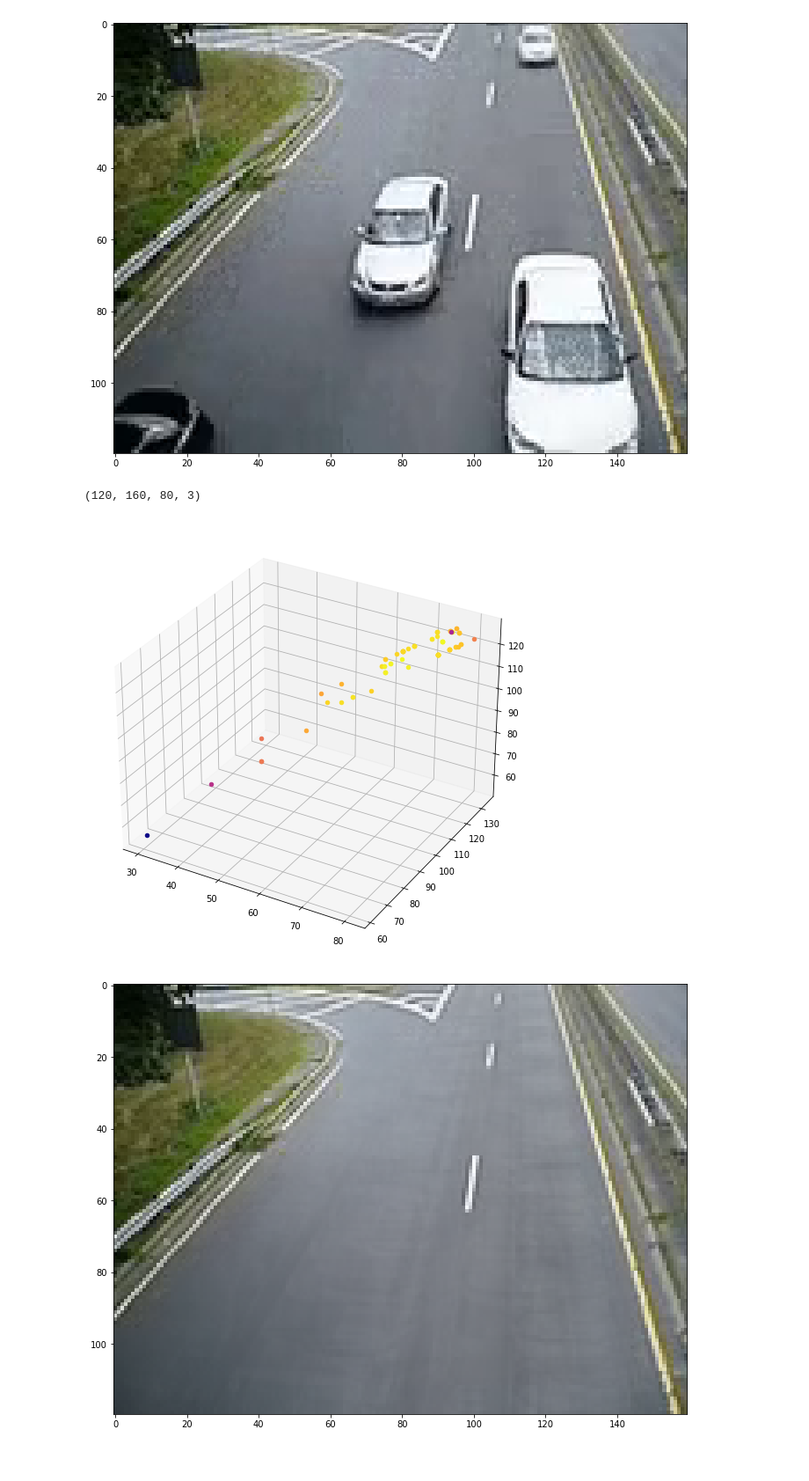
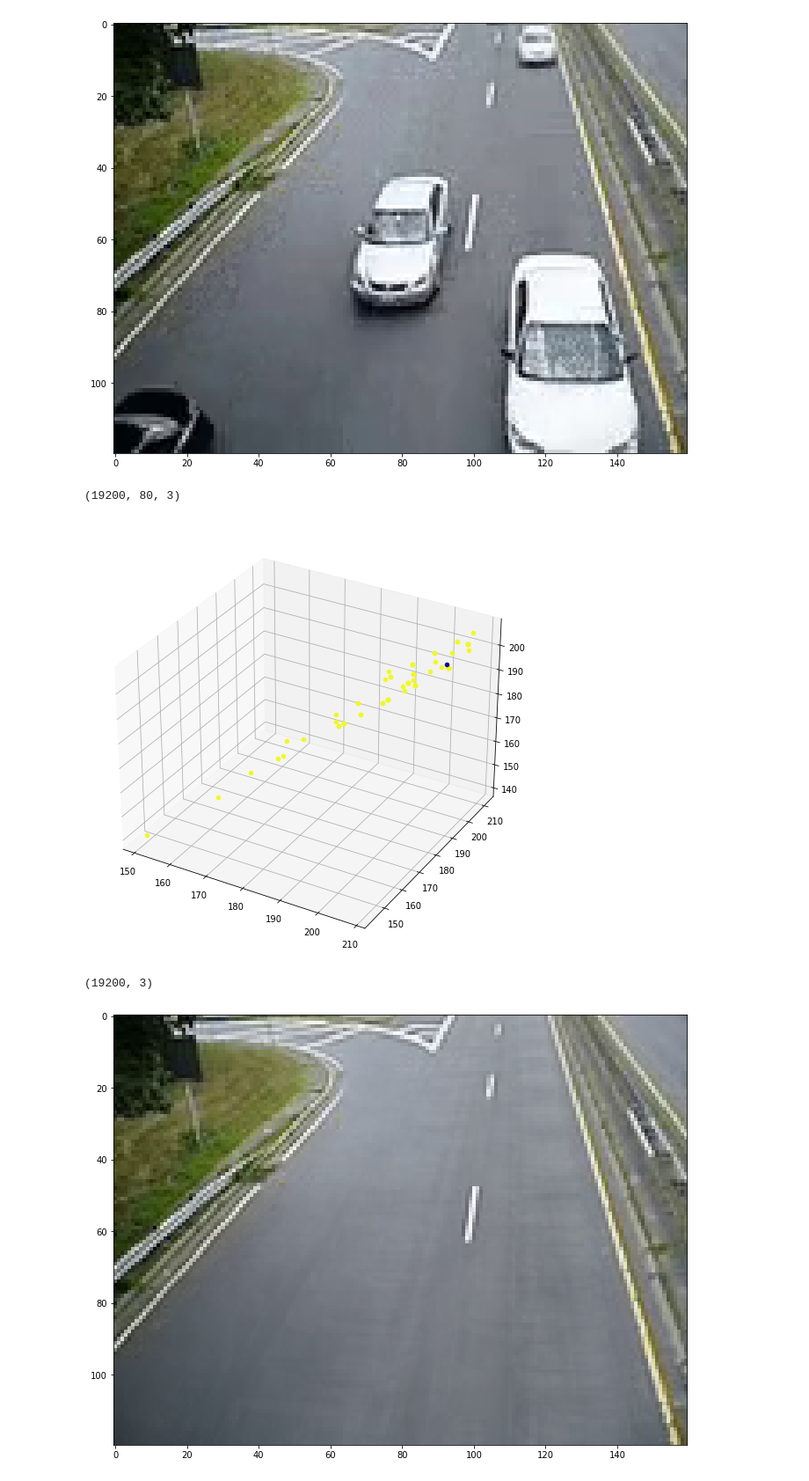
Before and after one commit to dylanlrrb/dylanlrrb.github.io, a Jupyter notebook: portfolio/background_removal/notebook.ipynb, the cells around one changed output. Shown at 88% size. Drawn from its saved outputs; the diff is of its cells as text; code cells hidden in the pictures.

```diff
--- a/portfolio/background_removal/notebook.ipynb
+++ b/portfolio/background_removal/notebook.ipynb
@@ -8,7 +8,7 @@ plt.rcParams['figure.figsize'] = (16, 9)
 # %%
 
 
-cap = cv2.VideoCapture("traffic.mp4")
+cap = cv2.VideoCapture("./assets/traffic.mp4")
 fps = int(cap.get(cv2.CAP_PROP_FPS))
 frameCount = int(cap.get(cv2.CAP_PROP_FRAME_COUNT))
 frameWidth = int(cap.get(cv2.CAP_PROP_FRAME_WIDTH))
@@ -33,40 +33,42 @@ frameHeight 120
 [figure]
 # %%
 stacked = np.stack(buf, axis=2)
+stacked = stacked.reshape(frameHeight*frameWidth, frameCount, 3)
 stacked.shape
 # %% [output]
-(120, 160, 80, 3)
+(19200, 80, 3)
 # %%
-model = np.empty((frameHeight, frameWidth), dtype=GaussianMixture)
+model = np.empty((frameHeight*frameWidth), dtype=GaussianMixture)
 
-for h in range(frameHeight):
-  for w in range(frameWidth):
-    model[h][w] = GaussianMixture(n_components=1).fit(stacked[h][w])
+for i in range(frameHeight*frameWidth):
+  model[i] = GaussianMixture(n_components=1,covariance_type='full', init_params='random').fit(stacked[i])
 # %%
 fig = plt.figure()
 ax = fig.add_subplot(projection='3d')
-scaler = MinMaxScaler()
+scaler = MinMaxScaler(feature_range=(0,255))
 # scaler = StandardScaler()
-h = 40
-w = 30
+ii=1000
 
 colors = plt.get_cmap('plasma')
 scores = []
-for point in stacked[h][w]:
-  score = [(model[h][w].score_samples([point])[0])]
+for point in stacked[ii]:
+  score = [(model[ii].score_samples([point])[0])]
   scores.append(score)
 
 scores = scaler.fit_transform(scores)
-for score, point in zip(scores, stacked[h][w]):
+for score, point in zip(scores, stacked[ii]):
   color = colors(score)
   xs, ys, zs = point
   ax.scatter(xs, ys, zs, color=color)
 # %% [output]
-[figure, old version]
+[figure, new version]
 # %%
-background = np.empty((frameHeight, frameWidth, 3), np.dtype('uint8'))
+background = np.empty((frameHeight*frameWidth, 3), np.dtype('uint8'))
 
-for h in range(frameHeight):
-  for w in range(frameWidth):
-    background[h][w] = [*map(int, model[h][w].means_[0])]
+for i in range(frameHeight*frameWidth):
+    background[i] = np.array([*map(int, model[i].means_[0])])
+
+background.shape
+# %% [output]
+(19200, 3)
 # %%
```
Also changed, not shown: parts of 6 cells of this notebook, 4 other files.
